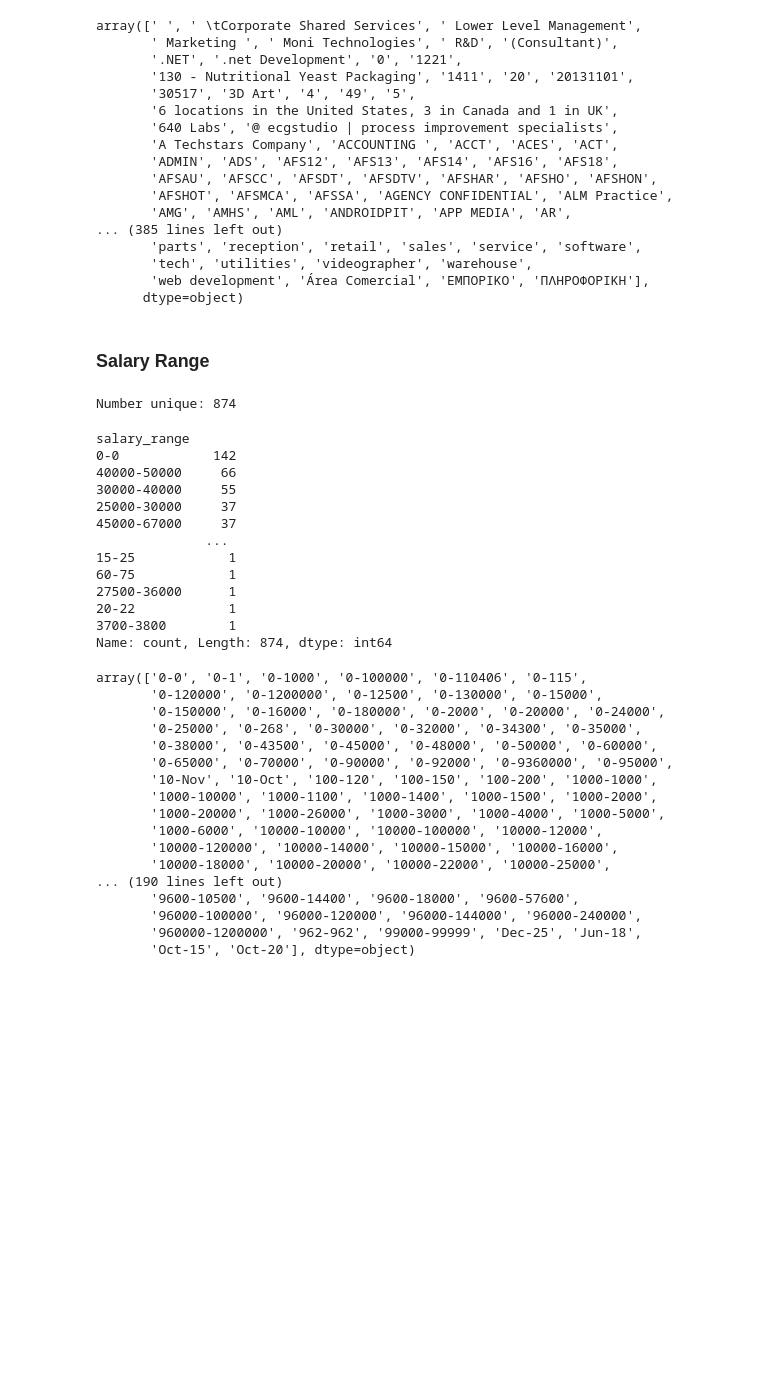
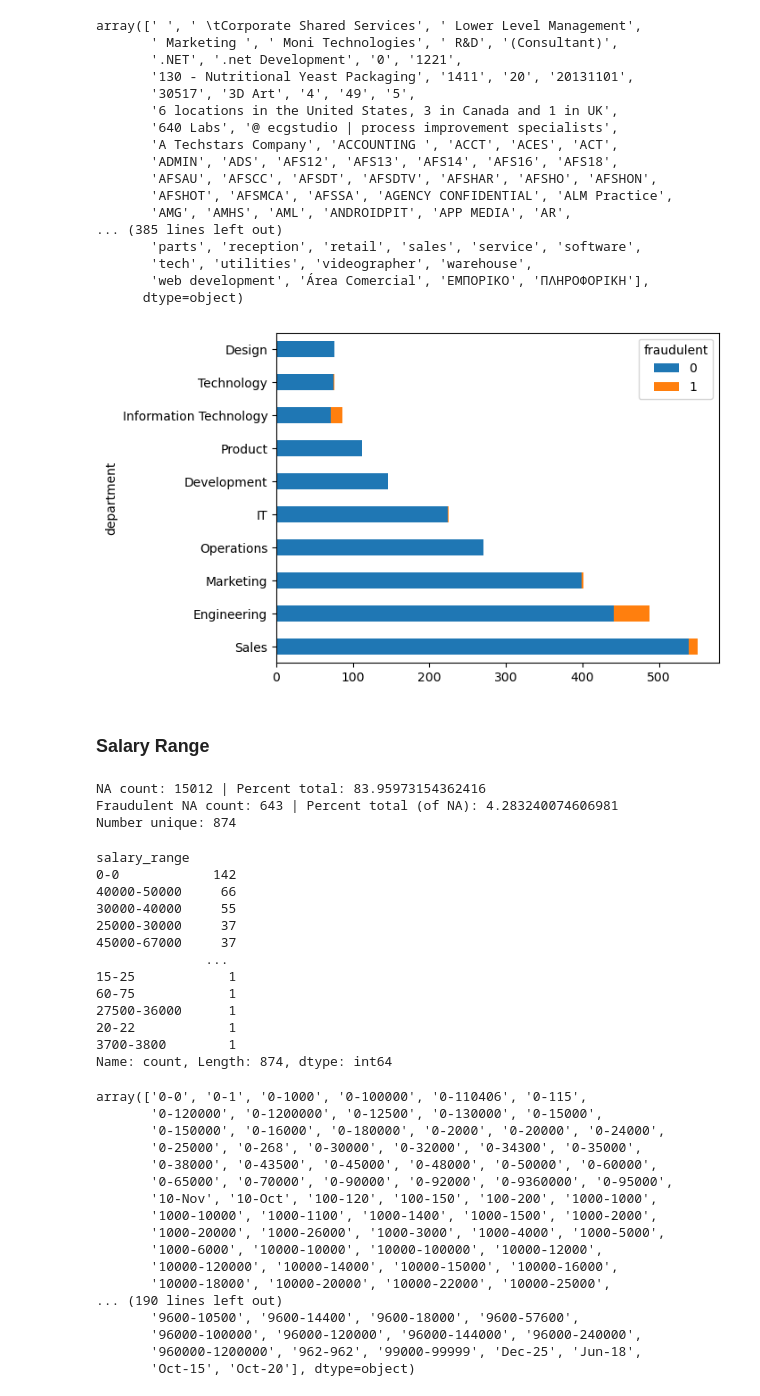
Before and after one commit to jebamania/group-project-2, a Jupyter notebook: Data Extract, Clean, Transform.ipynb, the cells around one changed output. Drawn from its saved outputs; the diff is of its cells as text; code cells hidden in the pictures; blank space fills up the shorter version.

```diff
--- a/Data Extract, Clean, Transform.ipynb
+++ b/Data Extract, Clean, Transform.ipynb
@@ -209,12 +318,20 @@ array([' ', ' \tCorporate Shared Services', ' Lower Level Management',
        'tech', 'utilities', 'videographer', 'warehouse',
        'web development', 'Área Comercial', 'ΕΜΠΟΡΙΚΟ', 'ΠΛΗΡΟΦΟΡΙΚΗ'],
       dtype=object)
+# %%
+plot_col_fraudulent(original_df, "department")
+# %% [output]
+[figure, added]
 # %% [markdown]
 ### Salary Range
 # %%
-print_number_unique(original_df['salary_range'])
-original_df['salary_range'].value_counts()
+print_na_count(original_df["salary_range"])
+print_na_fraudulent_count(original_df, "salary_range")
+print_number_unique(original_df["salary_range"])
+original_df["salary_range"].value_counts()
 # %% [output]
+NA count: 15012 | Percent total: 83.95973154362416
+Fraudulent NA count: 643 | Percent total (of NA): 4.283240074606981
 Number unique: 874
 salary_range
 0-0            142
```
Also changed, not shown: parts of 56 cells of this notebook, 3 other files.
